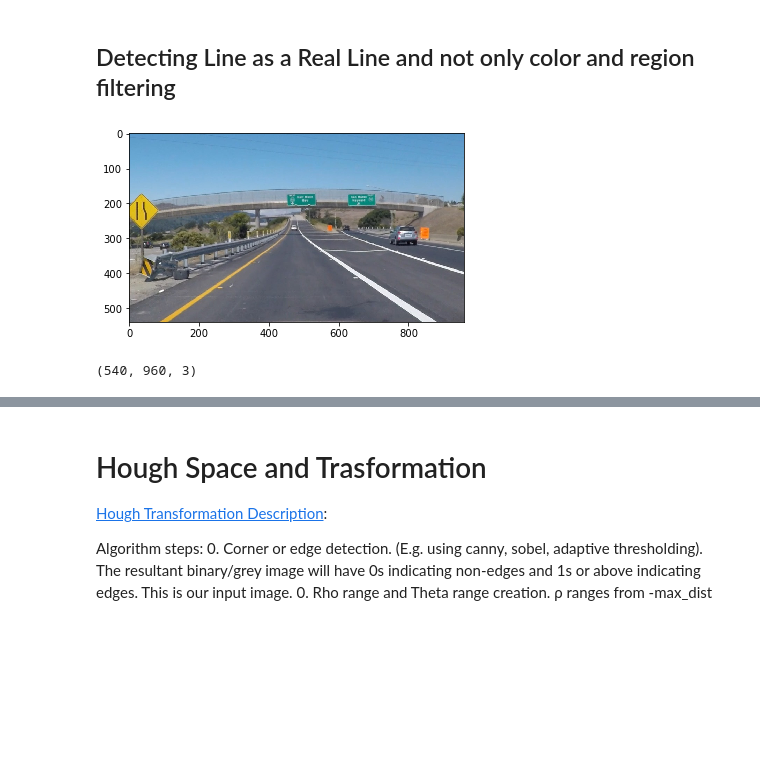
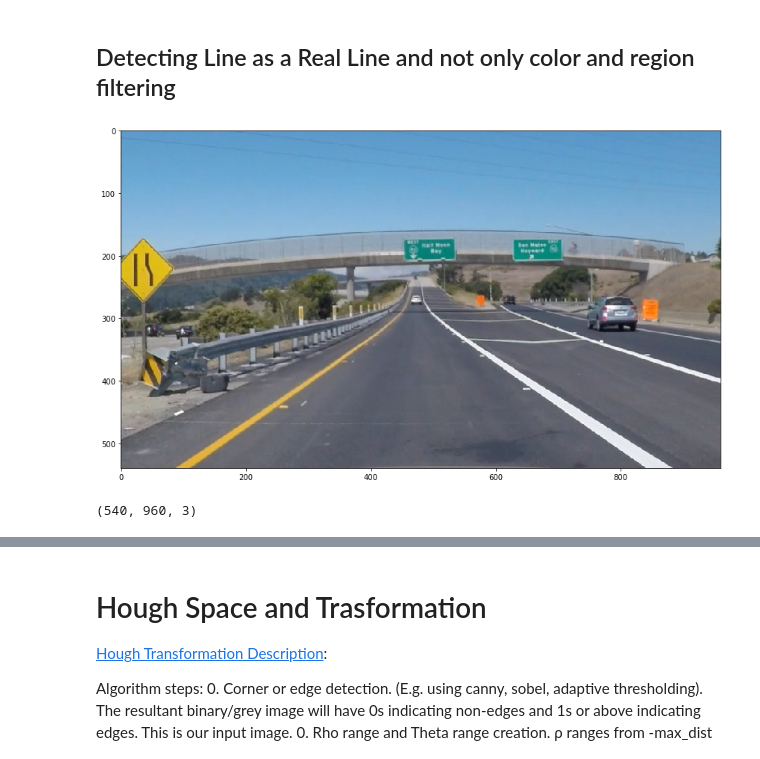
Before and after one commit to yosoufe/SDC_flow, a Jupyter notebook: Lane Detection.ipynb, the cells around one changed output, grey strips where cells are left out. Saved outputs shown, nothing was run; the diff lists cells and outputs as text; code cells hidden in the pictures; blank space fills up the shorter version.

```diff
--- a/Lane Detection.ipynb
+++ b/Lane Detection.ipynb
@@ -27,6 +28,8 @@ import matplotlib.pyplot as plt
 import matplotlib.image as mpimg
 import numpy as np
 import cv2
+image_width = 16*0.9
+image_heigth = 12*0.9 # (image_width,image_heigth)
 # %%
 # color selection
 
@@ -137,11 +142,12 @@ plt.show()
 ## Detecting Line as a Real Line and not only color and region filtering
 # %%
 image = mpimg.imread('exit-ramp.jpg')
+plt.figure(figsize=(image_width,image_heigth))
 plt.imshow(image)
 plt.show()
 image.shape
 # %% [output]
-[figure, old version]
+[figure, new version]
 (540, 960, 3)
 # %%
 # convert to gray scale
```
Also changed, not shown: parts of 8 cells of this notebook.
